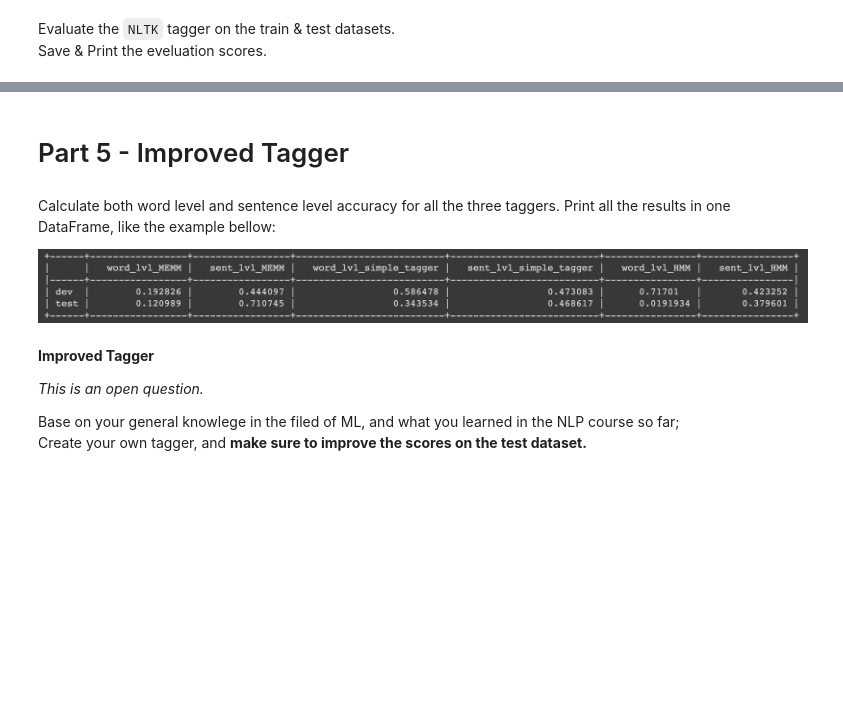
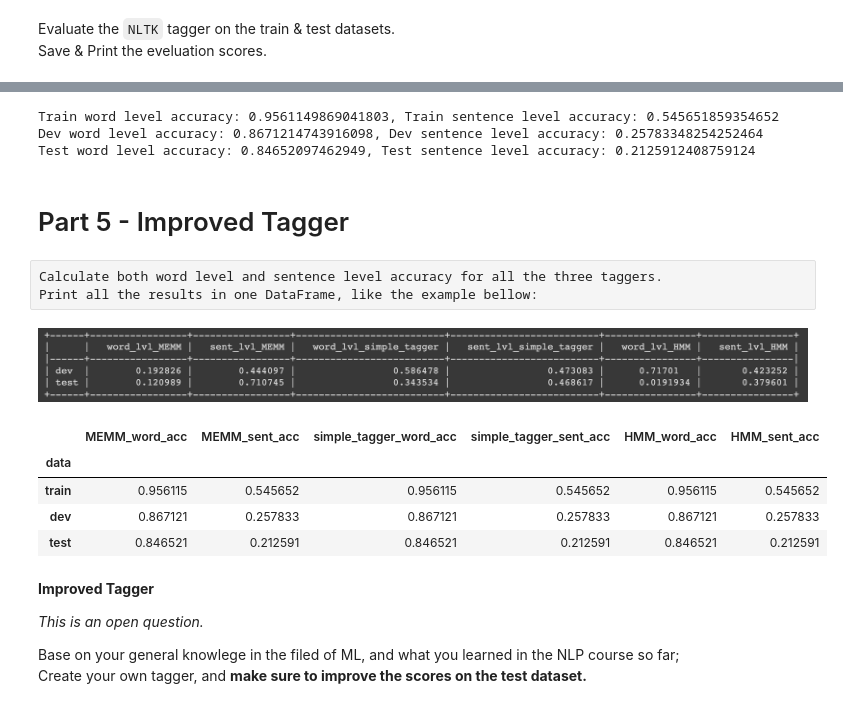
Before and after one commit to Lior-Baruch/NLP, a Jupyter notebook: HW2/Assignment_2_Tagging_new.ipynb, the cells around one changed output, grey strips where cells are left out. Cells and saved outputs as stored; diff of their text form; code cells hidden in the pictures; blank space fills up the shorter version.

```diff
--- a/HW2/Assignment_2_Tagging_new.ipynb
+++ b/HW2/Assignment_2_Tagging_new.ipynb
@@ -765,0 +655,11 @@ test_data_converted  = None
+# %%
+# Data Preparation
+
+# convert the data to the format required by the NLTK MEMM tagger, i.e. a list of sentences, where each sentence is a list of tuples (word, tag)
+train_data_converted = [[(word, tag) for word, tag in zip(train_data_df.iloc[i, 0], train_data_df.iloc[i, 1])] for i in range(len(train_data_df))]
+dev_data_converted = [[(word, tag) for word, tag in zip(dev_data_df.iloc[i, 0], dev_data_df.iloc[i, 1])] for i in range(len(dev_data_df))]
+test_data_converted = [[(word, tag) for word, tag in zip(test_data_df.iloc[i, 0], test_data_df.iloc[i, 1])] for i in range(len(test_data_df))]
+
+# print the first sentence in the converted train data
+print(train_data_converted[0])
+print("length of train data: {}".format(len(train_data_converted)))
@@ -780,0 +715,12 @@ print(tnt_pos_tagger.evaluate(test_data_converted))
+# %%
+# result = (word_accuracy, sentence_accuracy)
+train_results = (train_word_level_accuracy_nltk, train_sentence_level_accuracy_nltk)
+dev_results = (dev_word_level_accuracy_nltk, dev_sentence_level_accuracy_nltk)
+test_results = (test_word_level_accuracy_nltk, test_sentence_level_accuracy_nltk)
+print("Train word level accuracy: {}, Train sentence level accuracy: {}".format(train_word_level_accuracy_nltk, train_sentence_level_accuracy_nltk))
+print("Dev word level accuracy: {}, Dev sentence level accuracy: {}".format(dev_word_level_accuracy_nltk, dev_sentence_level_accuracy_nltk))
+# print("Test word level accuracy: {}, Test sentence level accuracy: {}".format(test_word_level_accuracy_nltk, test_sentence_level_accuracy_nltk))
+# %% [output]
+Train word level accuracy: 0.9561149869041803, Train sentence level accuracy: 0.545651859354652
+Dev word level accuracy: 0.8671214743916098, Dev sentence level accuracy: 0.25783348254252464
+Test word level accuracy: 0.84652097462949, Test sentence level accuracy: 0.2125912408759124
@@ -781,7 +743,2 @@ print(tnt_pos_tagger.evaluate(test_data_converted))
 # %% [markdown]
 # Part 5 - Improved Tagger
-# %% [markdown]
-Calculate both word level and sentence level accuracy for all the three taggers.
-Print all the results in one DataFrame, like the example bellow:
-
-![image.png](embedded-picture-1)
@@ -796,3 +745,34 @@ Print all the results in one DataFrame, like the example bellow:
+# %% [raw]
+Calculate both word level and sentence level accuracy for all the three taggers.
+Print all the results in one DataFrame, like the example bellow:
+# %% [markdown]
+![image.png](embedded-picture-1)
+# %%
+train_word_level_accuracy_nltk, train_sentence_level_accuracy_nltk = train_results
+dev_word_level_accuracy_nltk, dev_sentence_level_accuracy_nltk = dev_results
+test_word_level_accuracy_nltk, test_sentence_level_accuracy_nltk = test_results
+# create dataframe for accuracy results, 3 rows for each data (dev, test, train) and 6 columns for each model (MEMM_word_acc, MEMM_sent_acc, simple_tagger_word_acc, simple_tagger_sent_acc, HMM_word_acc, HMM_sent_acc)
+
+df_part_5 = pd.DataFrame(columns=['MEMM_word_acc', 'MEMM_sent_acc', 'simple_tagger_word_acc', 'simple_tagger_sent_acc', 'HMM_word_acc', 'HMM_sent_acc'], index=['train', 'dev', 'test'])
+df_part_5.index.name = 'data'
+
+# fill the dataframe with train accuracy results
+df_part_5.loc['train'] = [train_word_level_accuracy_nltk, train_sentence_level_accuracy_nltk, train_word_level_accuracy_nltk, train_sentence_level_accuracy_nltk, train_word_level_accuracy_nltk, train_sentence_level_accuracy_nltk]
+
+# fill the dataframe with dev accuracy results
+df_part_5.loc['dev'] = [dev_word_level_accuracy_nltk, dev_sentence_level_accuracy_nltk, dev_word_level_accuracy_nltk, dev_sentence_level_accuracy_nltk, dev_word_level_accuracy_nltk, dev_sentence_level_accuracy_nltk]
+
+# fill the dataframe with test accuracy results
+df_part_5.loc['test'] = [test_word_level_accuracy_nltk, test_sentence_level_accuracy_nltk, test_word_level_accuracy_nltk, test_sentence_level_accuracy_nltk, test_word_level_accuracy_nltk, test_sentence_level_accuracy_nltk]
+
+# print the dataframe
+df_part_5
+# %% [output]
+|  | MEMM_word_acc | MEMM_sent_acc | simple_tagger_word_acc | simple_tagger_sent_acc | HMM_word_acc | HMM_sent_acc |
+| data |  |  |  |  |  |  |
+| train | 0.956115 | 0.545652 | 0.956115 | 0.545652 | 0.956115 | 0.545652 |
+| dev | 0.867121 | 0.257833 | 0.867121 | 0.257833 | 0.867121 | 0.257833 |
+| test | 0.846521 | 0.212591 | 0.846521 | 0.212591 | 0.846521 | 0.212591 |
 # %% [markdown]
 **Improved Tagger**
 
```
Also changed, not shown: parts of 32 cells of this notebook.
